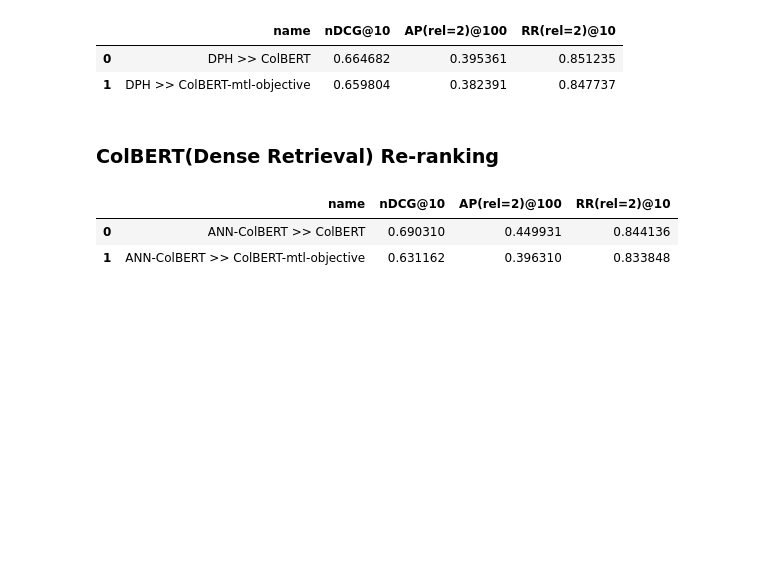
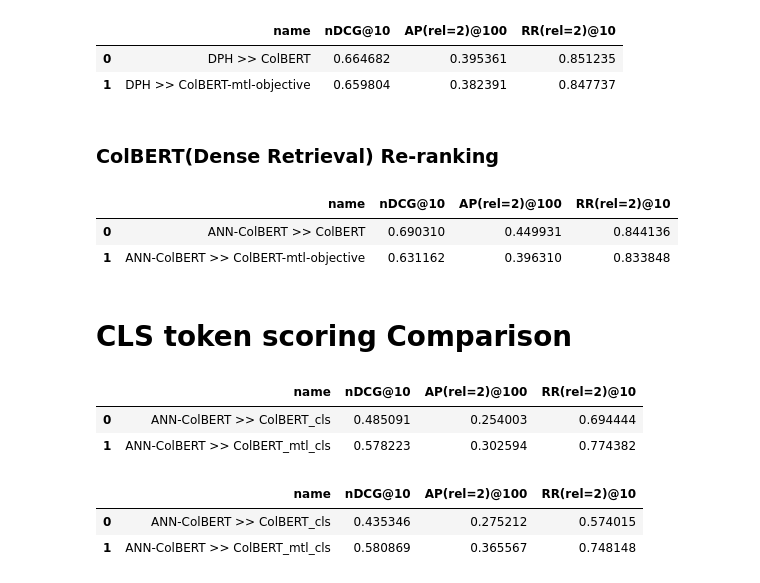
Before and after one commit to hammadkhann/Effective-CLS-Token-Representation-for-ColBERT-A-Step-Towards-Reducing-the-Storage-Cost, a Jupyter notebook: Neural_Reranking(RD3).ipynb, the cells around one changed output. Drawn from its saved outputs; the diff is of its cells as text; code cells hidden in the pictures; blank space fills up the shorter version.

```diff
--- a/Neural_Reranking(RD3).ipynb
+++ b/Neural_Reranking(RD3).ipynb
@@ -377,3 +377,30 @@ pt.Experiment(
 |  | name | nDCG@10 | AP(rel=2)@100 | RR(rel=2)@10 |
 | 0 | ANN-ColBERT >> ColBERT | 0.690310 | 0.449931 | 0.844136 |
 | 1 | ANN-ColBERT >> ColBERT-mtl-objective | 0.631162 | 0.396310 | 0.833848 |
+# %% [markdown]
+# **CLS token scoring Comparison**
+# %%
+import torch
+def slow_rerank_with_qembs(args, qembs, pids, passages, gpu=True):
+    colbert = args.colbert
+    inference = args.inference
+
+    # make to 3d tensor
+    Q = torch.unsqueeze(qembs, 0)
+    if gpu:
+        Q = Q.cuda()
+
+    D_ = inference.docFromText(passages, bsize=args.bsize)
+    if gpu:
+      D_ = D_.cuda()
+
+    scores = (Q[:, 0:1:, ] @ D_[:, 0:1:, ].permute(0, 2, 1)).max(2).values.sum(1)
+
+    scores = scores.sort(descending=True)
+    ranked = scores.indices.tolist()
+
+    ranked_scores = scores.values.tolist()
+    ranked_pids = [pids[position] for position in ranked]
+    ranked_passages = [passages[position] for position in ranked]
+
+    return list(zip(ranked_scores, ranked_pids, ranked_passages))
@@ -379,0 +444,23 @@ pt.Experiment(
+# %%
+import pyterrier_colbert.ranking
+import pyterrier_colbert.pruning
+colbert_factory.text_scorer = text_scorer
+colbert_factory.text_scorer.__globals__['text_scorer'] = text_scorer
+mtl_factory.text_scorer = text_scorer
+mtl_factory.text_scorer.__globals__['text_scorer'] = text_scorer
+# %%
+mtl_cls_score_2019 = pt.transformer.SourceTransformer(colbert_2019) >> mtl_factory.query_encoder() >> mtl_factory.text_scorer(mtl_factory, query_encoded=True)
+colbert_cls_score_2019 = pt.transformer.SourceTransformer(colbert_2019) >>  colbert_factory.query_encoder() >> colbert_factory.text_scorer(colbert_factory, query_encoded=True)
+# %%
+pt.Experiment(
+    [colbert_cls_score_2019, mtl_cls_score_2019],
+    pt.get_dataset('msmarco_passage').get_topics('test-2019'),
+    pt.get_dataset('msmarco_passage').get_qrels('test-2019'),
+    filter_by_qrels=True,
+    names=['ANN-ColBERT >> ColBERT_cls', 'ANN-ColBERT >> ColBERT_mtl_cls'],
+    eval_metrics= [nDCG@10, AP(rel=2)@100, RR(rel=2)@10]
+)
+# %% [output]
+|  | name | nDCG@10 | AP(rel=2)@100 | RR(rel=2)@10 |
+| 0 | ANN-ColBERT >> ColBERT_cls | 0.485091 | 0.254003 | 0.694444 |
+| 1 | ANN-ColBERT >> ColBERT_mtl_cls | 0.578223 | 0.302594 | 0.774382 |
@@ -379,0 +470,13 @@ pt.Experiment(
+# %%
+pt.Experiment(
+    [colbert_cls_score_2020, mtl_cls_score_2020],
+    pt.get_dataset('msmarco_passage').get_topics('test-2020'),
+    pt.get_dataset('msmarco_passage').get_qrels('test-2020'),
+    filter_by_qrels=True,
+    names=['ANN-ColBERT >> ColBERT_cls', 'ANN-ColBERT >> ColBERT_mtl_cls'],
+    eval_metrics= [nDCG@10, AP(rel=2)@100, RR(rel=2)@10]
+)
+# %% [output]
+|  | name | nDCG@10 | AP(rel=2)@100 | RR(rel=2)@10 |
+| 0 | ANN-ColBERT >> ColBERT_cls | 0.435346 | 0.275212 | 0.574015 |
+| 1 | ANN-ColBERT >> ColBERT_mtl_cls | 0.580869 | 0.365567 | 0.748148 |
```
Also changed, not shown: parts of 10 cells of this notebook.
